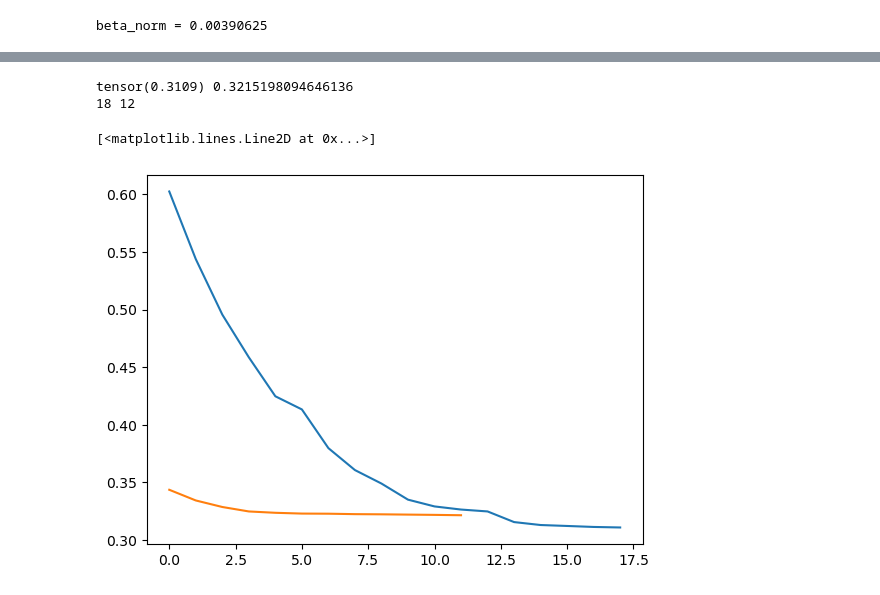
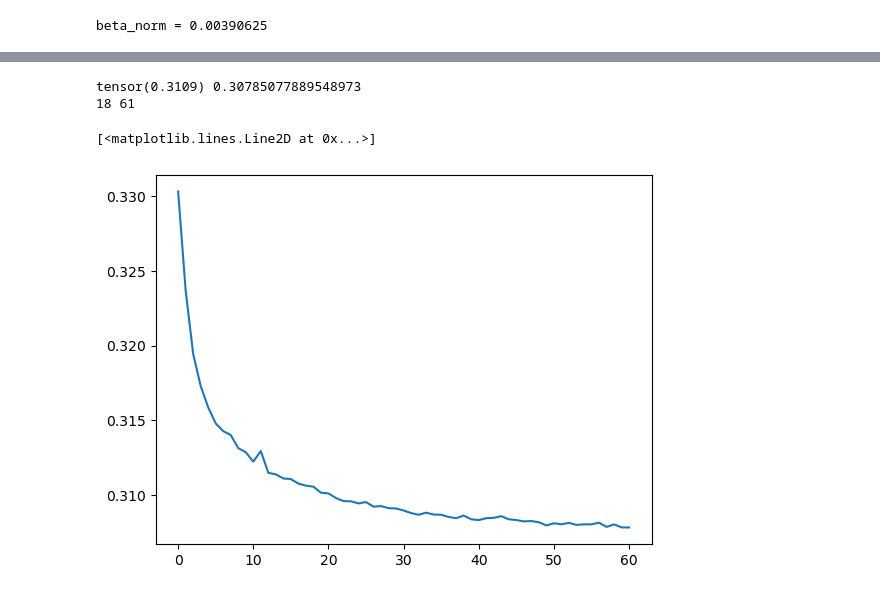
Before and after one commit to felsager/vae_lung_tumor_segmentation, a Jupyter notebook: notebooks/vae_model_2.ipynb, the cells around one changed output, grey strips where cells are left out. Saved outputs shown, nothing was run; the diff lists cells and outputs as text; code cells hidden in the pictures.

```diff
--- a/notebooks/vae_model_2.ipynb
+++ b/notebooks/vae_model_2.ipynb
@@ -206,11 +207,10 @@ NUM_EPOCHS = 1000
 
 #train_loader, dev_loader = make_loaders()
 #train_loader, dev_loader = make_loaders_2()
-train_loader = make_train_loader(0)
 dev_loader = make_dev_loader()
 for epoch in range(1, NUM_EPOCHS+1):
     start_time = timer()
-    train_loss = train_epoch(model, optimizer, train_loader)
+    train_loss = train_epoch(model, optimizer)
     train_losses.append(train_loss)
     end_time = timer()
     dev_loss = evaluate(model, dev_loader)
@@ -218,0 +291,16 @@ for epoch in range(1, NUM_EPOCHS+1):
+# %%
+NUM_EPOCHS = 100
+train_losses = []
+dev_losses = []
+model = VAEModel()
+lr = 0.0025
+model = model.to(device)
+optimizer = optim.AdamW(model.parameters(), lr=lr)
+for epoch in range(1, NUM_EPOCHS+1):
+    start_time = timer()
+    train_loss = train_epoch(model, optimizer, train_loader)
+    train_losses.append(train_loss)
+    end_time = timer()
+    dev_loss = evaluate(model, dev_loader)
+    dev_losses.append(dev_loss)
+    print((f"Epoch: {epoch}, Train loss: {train_loss:.3f}, Dev loss: {dev_loss:.3f}, "f"Epoch time = {(end_time - start_time):.3f}s"))
@@ -219,17 +326,17 @@ for epoch in range(1, NUM_EPOCHS+1):
 # %%
-torch.save(model, '../saved_models/model_26')
-torch.save(torch.Tensor(train_losses), '../losses/train_losses_model_26')
-torch.save(torch.Tensor(dev_losses), '../losses/dev_losses_model_26')
+torch.save(model, '../saved_models/model_27')
+torch.save(torch.Tensor(train_losses), '../losses/train_losses_model_27')
+torch.save(torch.Tensor(dev_losses), '../losses/dev_losses_model_27')
 dev_losses_2 = torch.load('../losses/dev_losses_model_15')
 print(dev_losses_2[-1], dev_losses[-1])
 print(len(dev_losses_2), len(dev_losses))
-plt.plot((dev_losses_2))
+#plt.plot((dev_losses_2))
 plt.plot((dev_losses))
 # %% [output]
-tensor(0.3109) 0.3215198094646136
-18 12
+tensor(0.3109) 0.30785077889548973
+18 61
 [<matplotlib.lines.Line2D at 0x...>]
-[figure, old version]
+[figure, new version]
 # %%
 model.eval()
 x_test = next(iter(dev_loader))[0].view(1, 256, 256).to(device)
```
Also changed, not shown: parts of 8 cells of this notebook, 3 other files.
